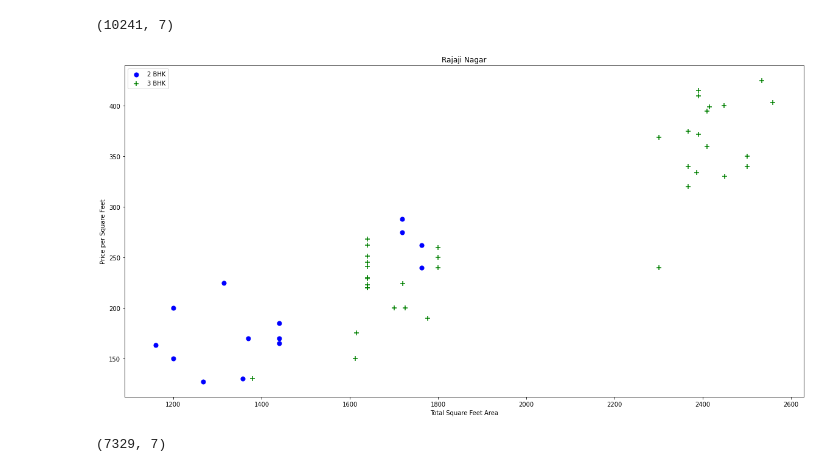
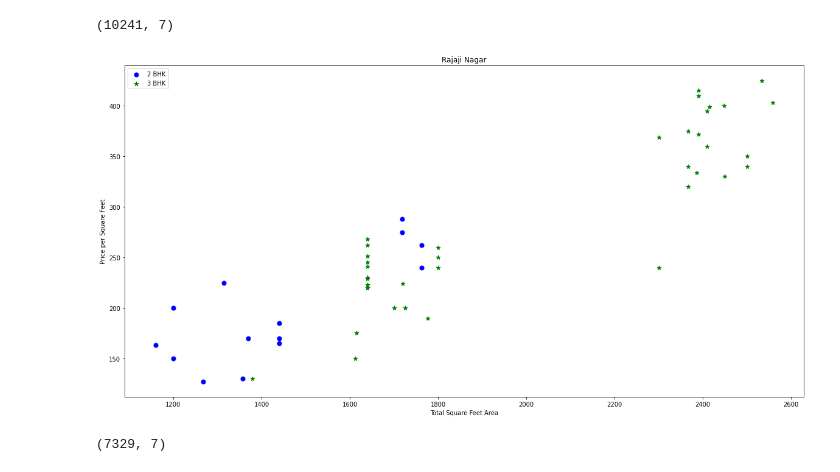
Before and after one commit to MokshitSurana/Banglore-House-Prediction, a Jupyter notebook: model/House Prediction.ipynb, the cells around one changed output. Drawn from its saved outputs; the diff is of its cells as text; code cells hidden in the pictures.

```diff
--- a/model/House Prediction.ipynb
+++ b/model/House Prediction.ipynb
@@ -19,5 +32,3 @@ house_data.head()
 | 2 | Built-up Area | Ready To Move | Uttarahalli | 3 BHK | NaN | 1440 | 2.0 | 3.0 | 62.00 |
 | 3 | Super built-up Area | Ready To Move | Lingadheeranahalli | 3 BHK | Soiewre | 1521 | 3.0 | 1.0 | 95.00 |
 | 4 | Super built-up Area | Ready To Move | Kothanur | 2 BHK | NaN | 1200 | 2.0 | 1.0 | 51.00 |
-# %%
-house_data.rename(columns={"price": "Price(in lakhs)"}, inplace=True)
@@ -130,12 +148,12 @@ house_df_[~house_df_['total_sqft'].apply(is_float)].head(10)
 | 661 | Yelahanka | 2 BHK | 1120 - 1145 | 2.0 | 48.130 | 2 |
 | 672 | Bettahalsoor | 4 Bedroom | 3090 - 5002 | 4.0 | 445.000 | 4 |
 # %%
-def convert_sqft_to_num(x):
-    tokens = x.split('-')
+def convert_sqft_to_num(sqft):
+    tokens = sqft.split('-')
     if len(tokens) == 2:
         return (float(tokens[0]) + float(tokens[1])) / 2
     try:
-        return float(x)
+        return float(sqft)
     except:
         return None
 # %%
@@ -185,7 +203,7 @@ df
 13246 rows × 6 columns
 # %%
 df1 = df.copy()
-df1['price_per_sqft'] = df1['Price(in lakhs)'] * 100000 / df1['total_sqft']
+df1['price_per_sqft'] = df1['price'] * 100000 / df1['total_sqft']
 # %%
 df1
 # %% [output]
@@ -297,17 +295,17 @@ df3.shape
 # %%
 def plot_scatter(df, location):
     bhk2 = df[(df.location == location) & (df.BHK == 2)]
     bhk3 = df[(df.location == location) & (df.BHK == 3)]
-    plt.scatter(bhk2.total_sqft, bhk2["Price(in lakhs)"], color="blue", label="2 BHK", s=50)
-    plt.scatter(bhk3.total_sqft, bhk3["Price(in lakhs)"], color="green", label="3 BHK", s=50, marker='+')
+    plt.scatter(bhk2.total_sqft, bhk2["price"], color="blue", label="2 BHK", s=50)
+    plt.scatter(bhk3.total_sqft, bhk3["price"], color="green", label="3 BHK", s=50, marker='*')
     plt.xlabel("Total Square Feet Area")
     plt.ylabel("Price per Square Feet")
     plt.title(location)
     plt.legend()
 
 plot_scatter(df3, "Rajaji Nagar")
 # %% [output]
-[figure, old version]
+[figure, new version]
 # %%
 def remove_bhk_outliers(df):
     exclude_indices = np.array([])
```
Also changed, not shown: parts of 37 cells of this notebook, 1 other file.
